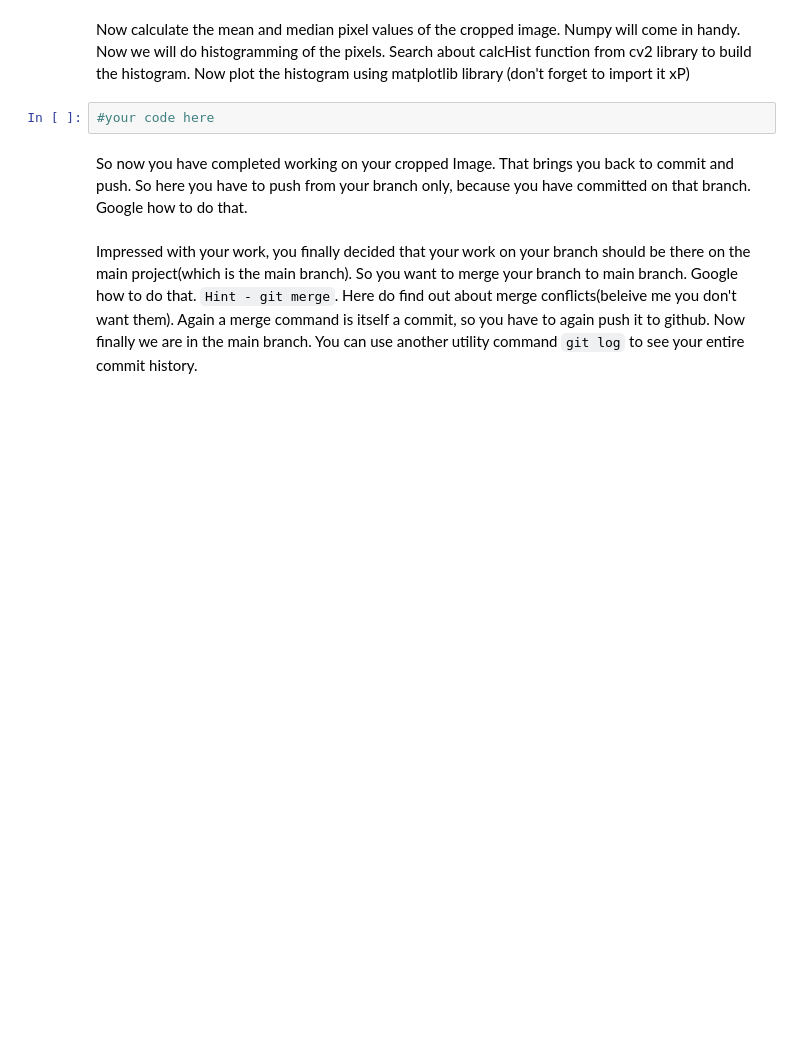
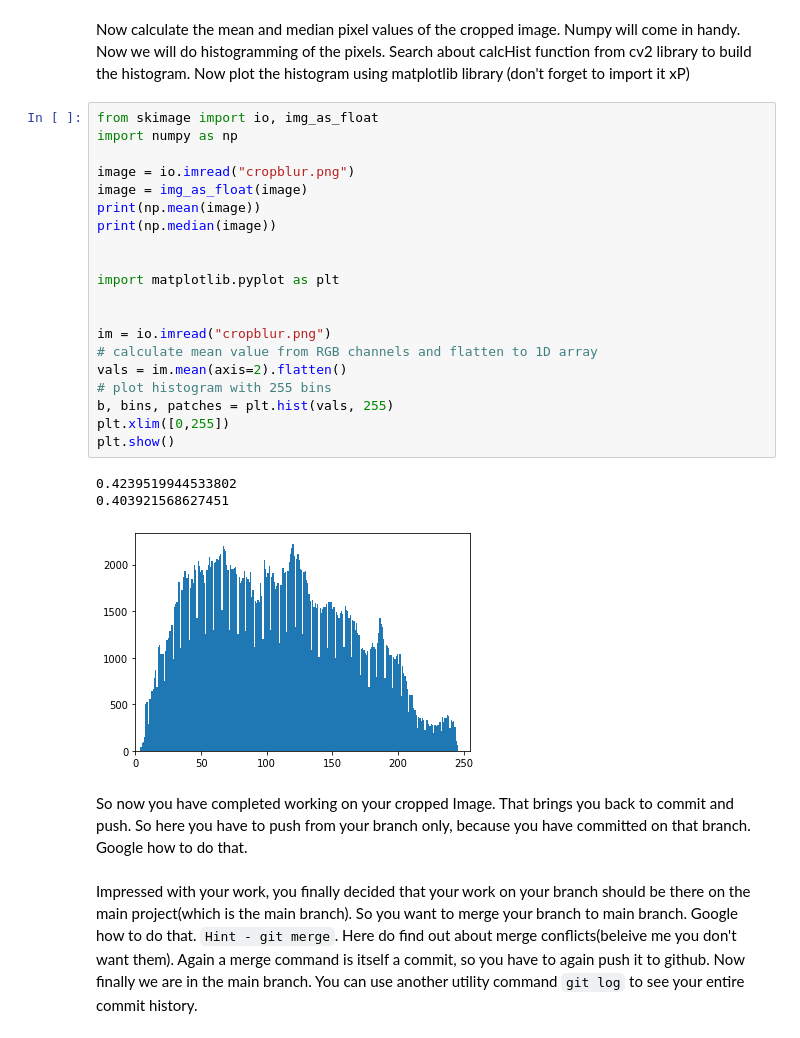
Before and after one commit to arponbasu/CNN-Project-SoC-2ndSem, a Jupyter notebook: Assignment1-_Github_and_Python.ipynb, the cells around one changed output. Drawn from its saved outputs; the diff is of its cells as text; blank space fills up the shorter version.

Commit message:
Arpon Basu implementation till histogram

```diff
--- a/Assignment1-_Github_and_Python.ipynb
+++ b/Assignment1-_Github_and_Python.ipynb
@@ -142,7 +166,29 @@ So let's do something in your branch. Now crop the image into a new image, to ge
 # %% [markdown]
 Now calculate the mean and median pixel values of the cropped image. Numpy will come in handy. Now we will do histogramming of the pixels. Search about calcHist function from cv2 library to build the histogram. Now plot the histogram using matplotlib library (don't forget to import it xP)
-# %%
-#your code here
+# %%
+from skimage import io, img_as_float
+import numpy as np
+
+image = io.imread("cropblur.png")
+image = img_as_float(image)
+print(np.mean(image))
+print(np.median(image))
+
+
+import matplotlib.pyplot as plt
+
+
+im = io.imread("cropblur.png")
+# calculate mean value from RGB channels and flatten to 1D array
+vals = im.mean(axis=2).flatten()
+# plot histogram with 255 bins
+b, bins, patches = plt.hist(vals, 255)
+plt.xlim([0,255])
+plt.show()
+# %% [output]
+0.4239519944533802
+0.403921568627451
+[figure, added]
 # %% [markdown]
 So now you have completed working on your cropped Image. That brings you back to commit and push. So here you have to push from your branch only, because you have committed on that branch. Google how to do that.
 # %% [markdown]
```
Also changed, not shown: parts of 5 cells of this notebook.
